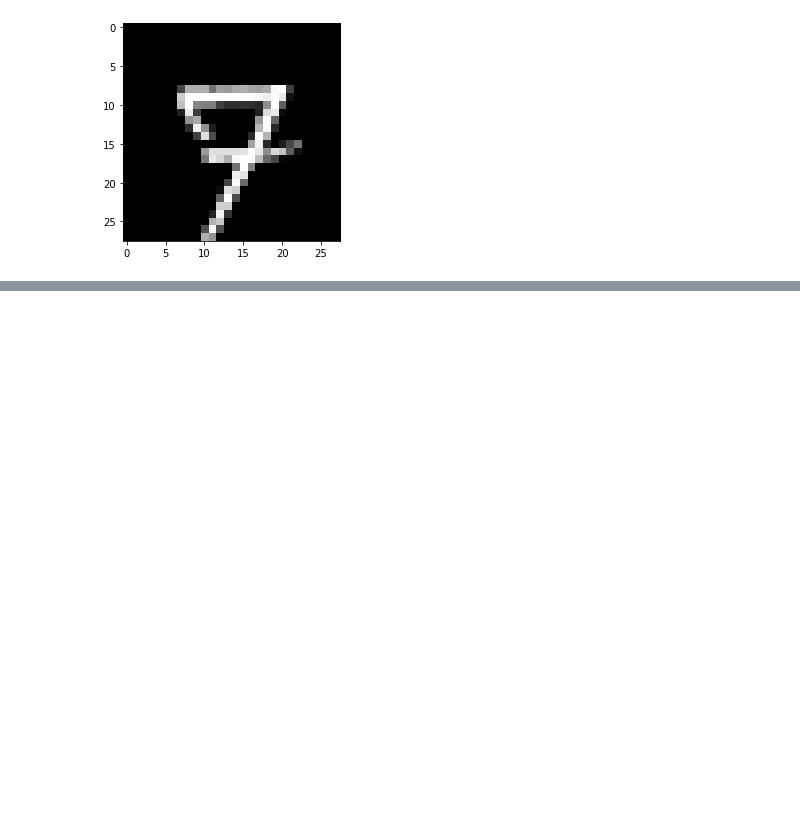
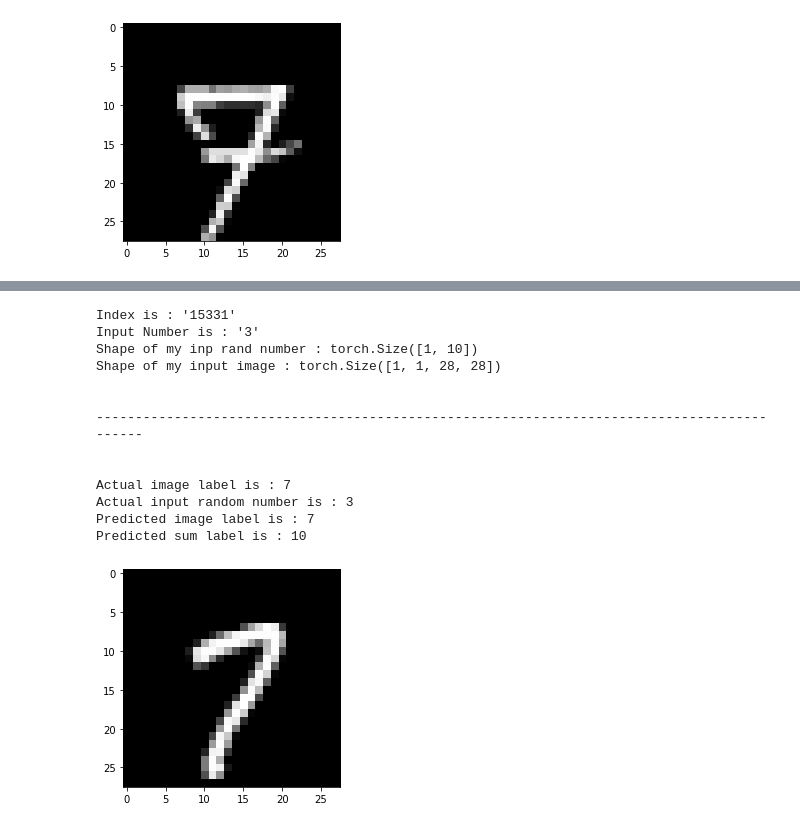
Before and after one commit to VinsanAI/END2.0, a Jupyter notebook: END3_0_Assignment_2_5_pytorch.ipynb, the cells around one changed output, grey strips where cells are left out. Cells and saved outputs as stored; diff of their text form; code cells hidden in the pictures; blank space fills up the shorter version.

```diff
--- a/END3_0_Assignment_2_5_pytorch.ipynb
+++ b/END3_0_Assignment_2_5_pytorch.ipynb
@@ -372,0 +411,38 @@ Predicted sum label is : 12
+# %%
+random_index = np.random.randint(100,inp_images.shape[0], 1)[0]
+print(f"Index is : '{random_index}'")
+inp_rnd_num_inf = np.random.randint(0,9,1)[0]
+print(f"Input Number is : '{inp_rnd_num_inf}'")
+
+inp_rnd_num_inf_ohe = create_one_hotencoding_inp(inp_rnd_num_inf).reshape(1,10)
+inp_rnd_num_inf_ohe = torch.tensor(inp_rnd_num_inf_ohe).cuda()
+print(f"Shape of my inp rand number : {inp_rnd_num_inf_ohe.shape}")
+inp_img_inf = inp_images[random_index].reshape(1,1,28,28)
+print(f"Shape of my input image : {inp_img_inf.shape}")
+
+print("\n\n--------------------------------------------------------------------------------------------\n\n")
+
+image = inp_img_inf.cpu().detach()
+label = out_img_labels[random_index]
+plt.imshow(image.squeeze(), cmap='gray')
+print('Actual image label is :', label.cpu().detach().numpy())
+
+pred_img_label, pred_sum_label = network(inp_img_inf, inp_rnd_num_inf_ohe.float())
+print(f"Actual input random number is : {inp_rnd_num_inf}")
+print(f"Predicted image label is : {pred_img_label.argmax().cpu().detach().numpy()}")
+print(f"Predicted sum label is : {pred_sum_label.argmax().cpu().detach().numpy()}")
+# %% [output]
+Index is : '15331'
+Input Number is : '3'
+Shape of my inp rand number : torch.Size([1, 10])
+Shape of my input image : torch.Size([1, 1, 28, 28])
+
+
+--------------------------------------------------------------------------------------------
+
+
+Actual image label is : 7
+Actual input random number is : 3
+Predicted image label is : 7
+Predicted sum label is : 10
+[figure, added]
```
Also changed, not shown: parts of 1 cell of this notebook.
